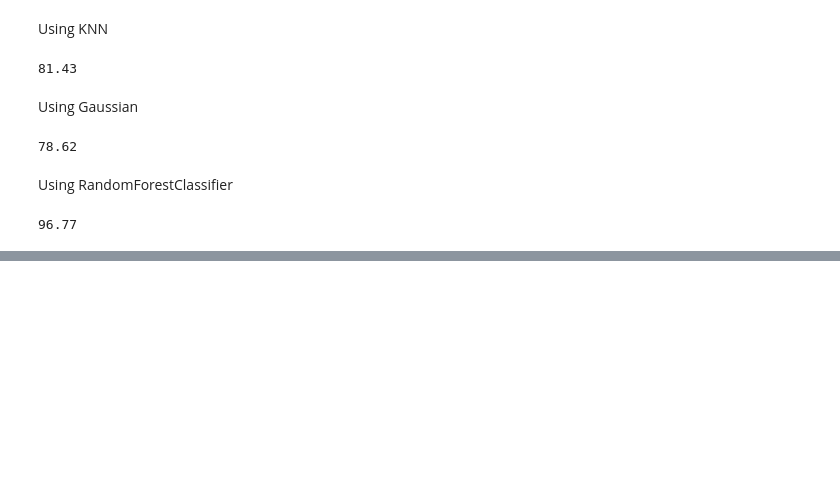
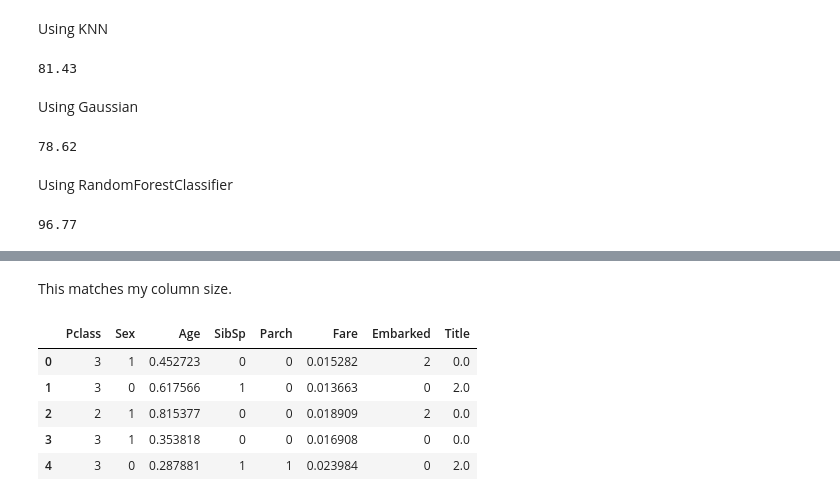
Before and after one commit to onx3/End-of-Year-Final, a Jupyter notebook: TitanicEvaluation.ipynb, the cells around one changed output, grey strips where cells are left out. Drawn from its saved outputs; the diff is of its cells as text; code cells hidden in the pictures; blank space fills up the shorter version.

```diff
--- a/TitanicEvaluation.ipynb
+++ b/TitanicEvaluation.ipynb
@@ -398,0 +447,8 @@ Creating a submission file
+# %%
+# mean age of each sex using new_df
+mean_age_men2=new_df[new_df['Sex']==1]['Age'].mean()
+mean_age_women2=new_df[new_df['Sex']==0]['Age'].mean()
+new_df.loc[(new_df.Age.isnull()) & (new_df['Sex']==1),'Age']=mean_age_men2
+new_df.loc[(new_df.Age.isnull()) & (new_df['Sex']==0),'Age']=mean_age_women2
+new_df['Fare']=new_df['Fare'].fillna(new_df['Fare'].mean())
+new_df.isnull().sum()
@@ -398,0 +470,3 @@ Creating a submission file
+# %%
+new_df=new_df.fillna(2)
+new_df.isnull().sum()
@@ -398,0 +483,13 @@ Creating a submission file
+# %% [markdown]
+This matches my column size.
+# %%
+new_df.Age = (new_df.Age-min(new_df.Age))/(max(new_df.Age)-min(new_df.Age))
+new_df.Fare = (new_df.Fare-min(new_df.Fare))/(max(new_df.Fare)-min(new_df.Fare))
+new_df.head()
+# %% [output]
+|  | Pclass | Sex | Age | SibSp | Parch | Fare | Embarked | Title |
+| 0 | 3 | 1 | 0.452723 | 0 | 0 | 0.015282 | 2 | 0.0 |
+| 1 | 3 | 0 | 0.617566 | 1 | 0 | 0.013663 | 0 | 2.0 |
+| 2 | 2 | 1 | 0.815377 | 0 | 0 | 0.018909 | 2 | 0.0 |
+| 3 | 3 | 1 | 0.353818 | 0 | 0 | 0.016908 | 0 | 0.0 |
+| 4 | 3 | 0 | 0.287881 | 1 | 1 | 0.023984 | 0 | 2.0 |
```
Also changed, not shown: parts of 15 cells of this notebook, 1 other file.
